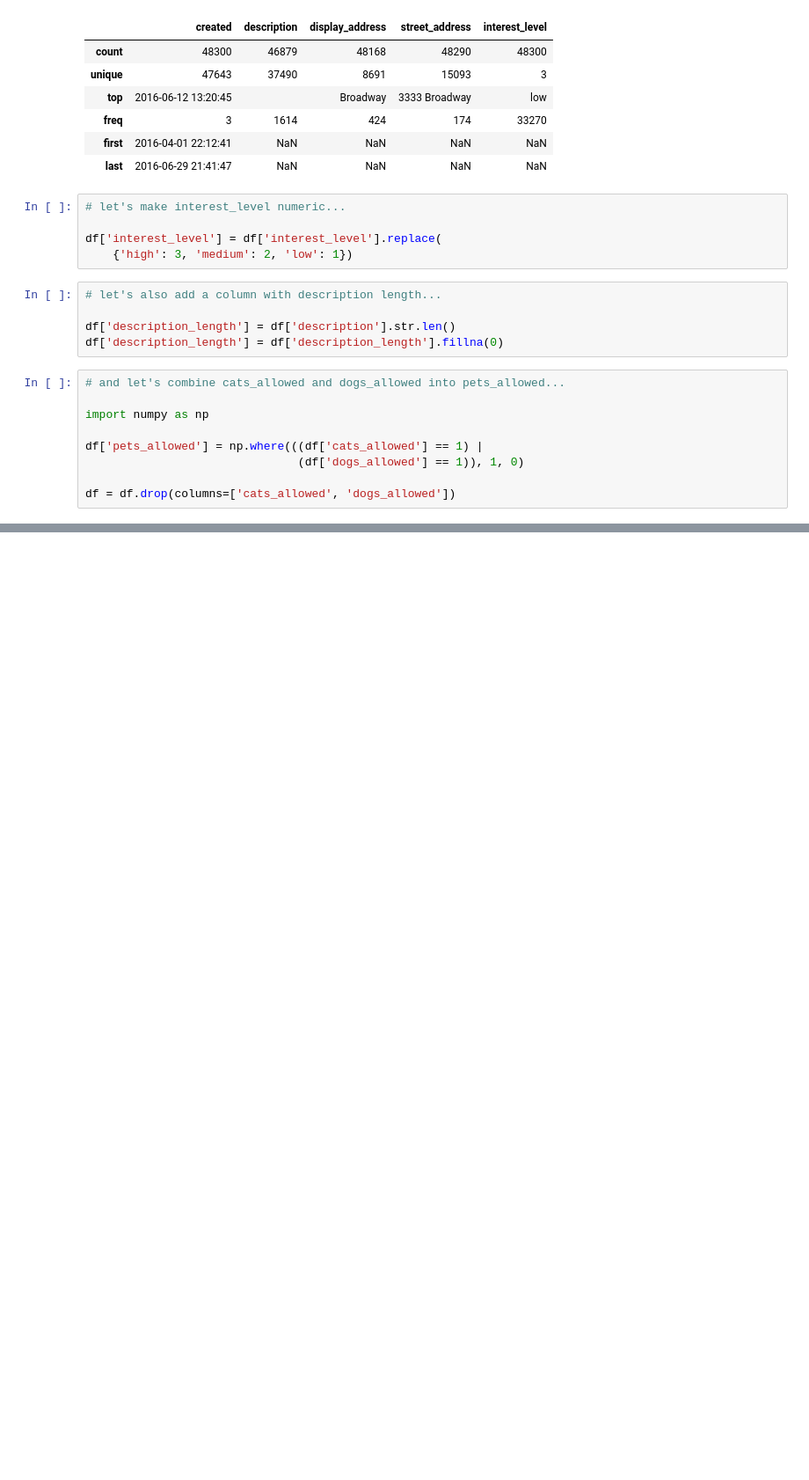
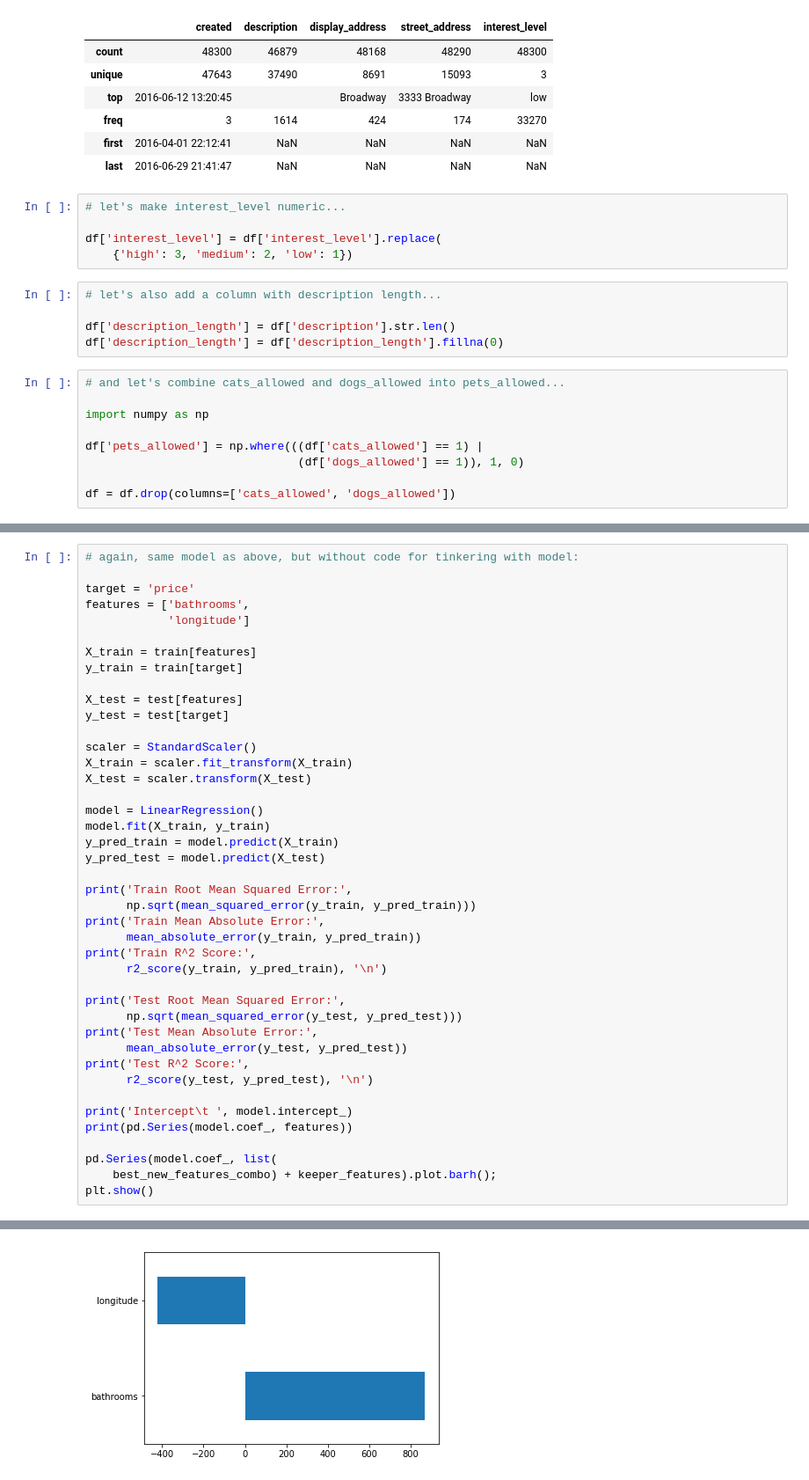
Before and after one commit to LambdaSchool/DEPRECATED-DS-Unit-2-Linear-Models, a Jupyter notebook: module3-understanding-linear-regression/understanding_linear_regression_assignment.ipynb, the cells around one changed output, grey strips where cells are left out. Shown at 88% size. Saved outputs shown, nothing was run; the diff lists cells and outputs as text; blank space fills up the shorter version.

```diff
--- a/module3-understanding-linear-regression/understanding_linear_regression_assignment.ipynb
+++ b/module3-understanding-linear-regression/understanding_linear_regression_assignment.ipynb
@@ -209,0 +340,43 @@ dtype: float64
+# %%
+# again, same model as above, but without code for tinkering with model:
+
+target = 'price'
+features = ['bathrooms',
+            'longitude']
+
+X_train = train[features]
+y_train = train[target]
+
+X_test = test[features]
+y_test = test[target]
+
+scaler = StandardScaler()
+X_train = scaler.fit_transform(X_train)
+X_test = scaler.transform(X_test)
+
+model = LinearRegression()
+model.fit(X_train, y_train)
+y_pred_train = model.predict(X_train)
+y_pred_test = model.predict(X_test)
+
+print('Train Root Mean Squared Error:',
+      np.sqrt(mean_squared_error(y_train, y_pred_train)))
+print('Train Mean Absolute Error:',
+      mean_absolute_error(y_train, y_pred_train))
+print('Train R^2 Score:',
+      r2_score(y_train, y_pred_train), '\n')
+
+print('Test Root Mean Squared Error:',
+      np.sqrt(mean_squared_error(y_test, y_pred_test)))
+print('Test Mean Absolute Error:',
+      mean_absolute_error(y_test, y_pred_test))
+print('Test R^2 Score:',
+      r2_score(y_test, y_pred_test), '\n')
+
+print('Intercept\t ', model.intercept_)
+print(pd.Series(model.coef_, features))
+
+pd.Series(model.coef_, list(
+    best_new_features_combo) + keeper_features).plot.barh();
+plt.show()
+# %% [output]
@@ -209,0 +395 @@ dtype: float64
+[figure, added]
```
Also changed, not shown: parts of 5 cells of this notebook, 1 other file.
